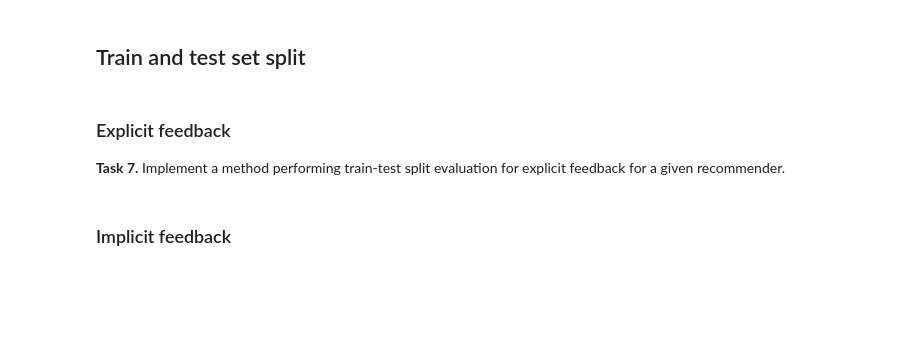
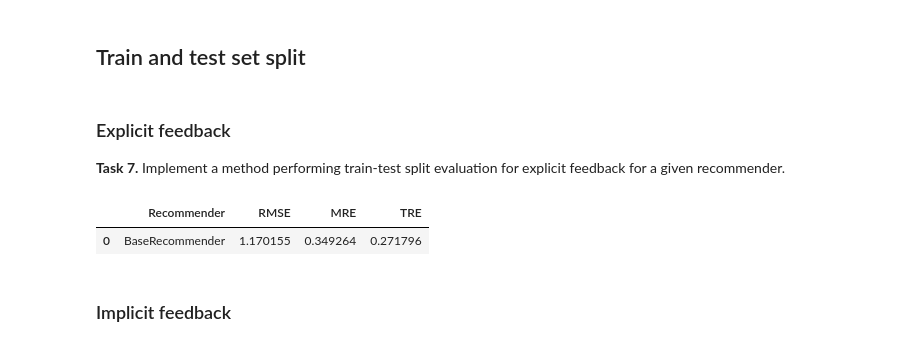
Before and after one commit to dzikafoczka/recommender-systems-class, a Jupyter notebook: class_03_evaluation_and_testing.ipynb, the cells around one changed output. Cells and saved outputs as stored; diff of their text form; code cells hidden in the pictures; blank space fills up the shorter version.

```diff
--- a/class_03_evaluation_and_testing.ipynb
+++ b/class_03_evaluation_and_testing.ipynb
@@ -443,47 +563,65 @@ print("NDCG@3 = {:.4f}".format(ndcg(recommendations, real_interactions, n=3)))
 **Task 7.** Implement a method performing train-test split evaluation for explicit feedback for a given recommender.
 # %%
 def evaluate_train_test_split_explicit(recommender, interactions_df, items_df, seed=6789):
+
+    # Ustawienie seed'a
     rng = np.random.RandomState(seed=seed)
 
     if type(interactions_df) == dict:
         # If interactions_df is a dict with already split data, use the split
         interactions_df_train = interactions_df['train']
         interactions_df_test = interactions_df['test']
     else:
-        # Otherwise split the dataset into train and test
-        # Write your code here
+        # Podział na zbiór treningowy (uczący) i testowy
 
+        # Przetasowanie indeksów
+        shuffle = np.arange(len(interactions_df))
+        rng.shuffle(shuffle)
 
-    # Train the recommender
+        # Wyznaczenie indeksu podziału
+        split_index = int(len(shuffle) * 0.8)
 
-    # Write your code here
+        # Podział
+        train_set = interactions_df.iloc[shuffle[:split_index]]
+        test_set = interactions_df.iloc[shuffle[split_index:]]
 
+    # Trenowanie rekomendera
+    recommender.fit(train_set, None, items_df)
 
-    # Gather predictions
+    # Predykcje
 
     r_pred = []
 
-    # Write your code here
+    for idx, row in test_set.iterrows():
+        users_df = pd.DataFrame([row["user_id"]], columns=['user_id'])
+        eval_items_df = pd.DataFrame([row["item_id"]], columns=['item_id'])
+        eval_items_df = pd.merge(eval_items_df, items_df, on='item_id')
+        # Generowanie predykcji
+        recommendations = recommender.recommend(users_df, eval_items_df, n_recommendations=1)
 
+        r_pred.append(recommendations.iloc[0]['score'])
 
-    # Gather real ratings
+    r_pred = np.array(r_pred)
 
-    # Write your code here
+    # Dane rzeczywiste (ratingi)
+    r_real = np.array(test_set['rating'].tolist())
 
-
-    # Return evaluation metrics
+    # Ewaluacja metrykami RMSE, MRE, TRE
 
     return rmse(r_pred, r_real), mre(r_pred, r_real), tre(r_pred, r_real)
 
 recommender = Recommender()
 
 results = [['BaseRecommender'] + list(evaluate_train_test_split_explicit(
     recommender, ml_ratings_df.loc[:, ['user_id', 'item_id', 'rating']], ml_movies_df))]
 
 results = pd.DataFrame(results,
                        columns=['Recommender', 'RMSE', 'MRE', 'TRE'])
 
 display(HTML(results.to_html()))
+# %% [output]
+|  | Recommender | RMSE | MRE | TRE |
+| 0 | BaseRecommender | 1.170155 | 0.349264 | 0.271796 |
 # %% [markdown]
 ### Implicit feedback
 # %% [markdown]
```
Also changed, not shown: parts of 12 cells of this notebook, 1 other file.
